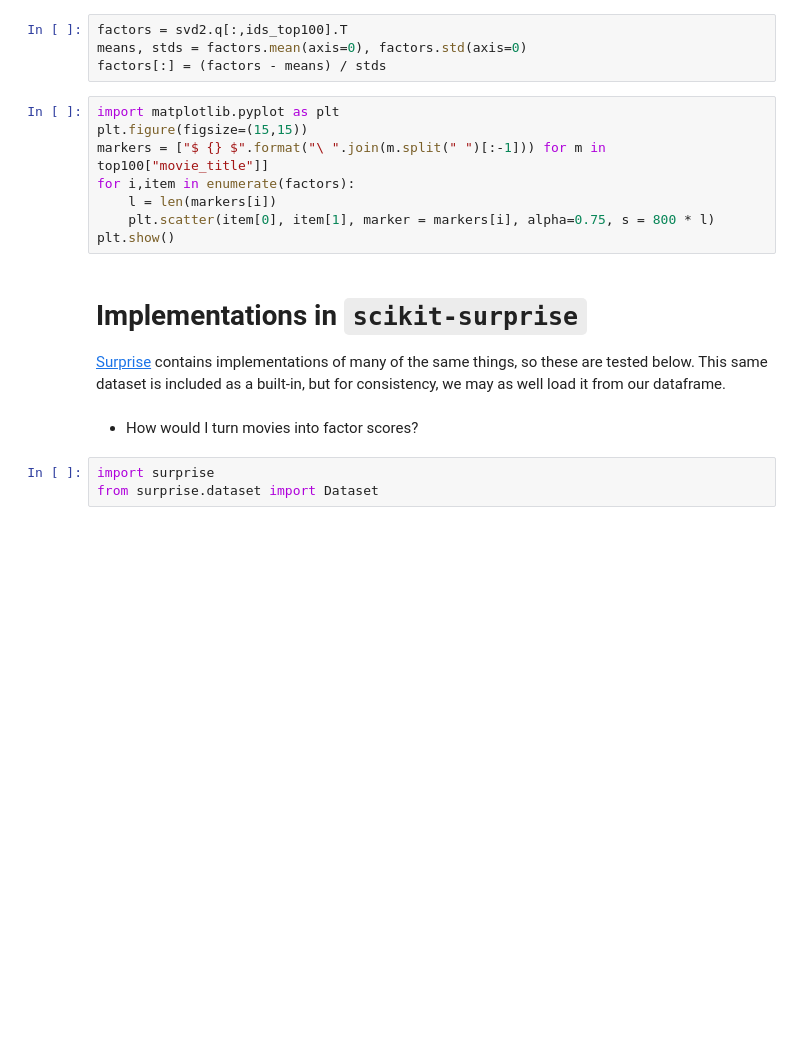
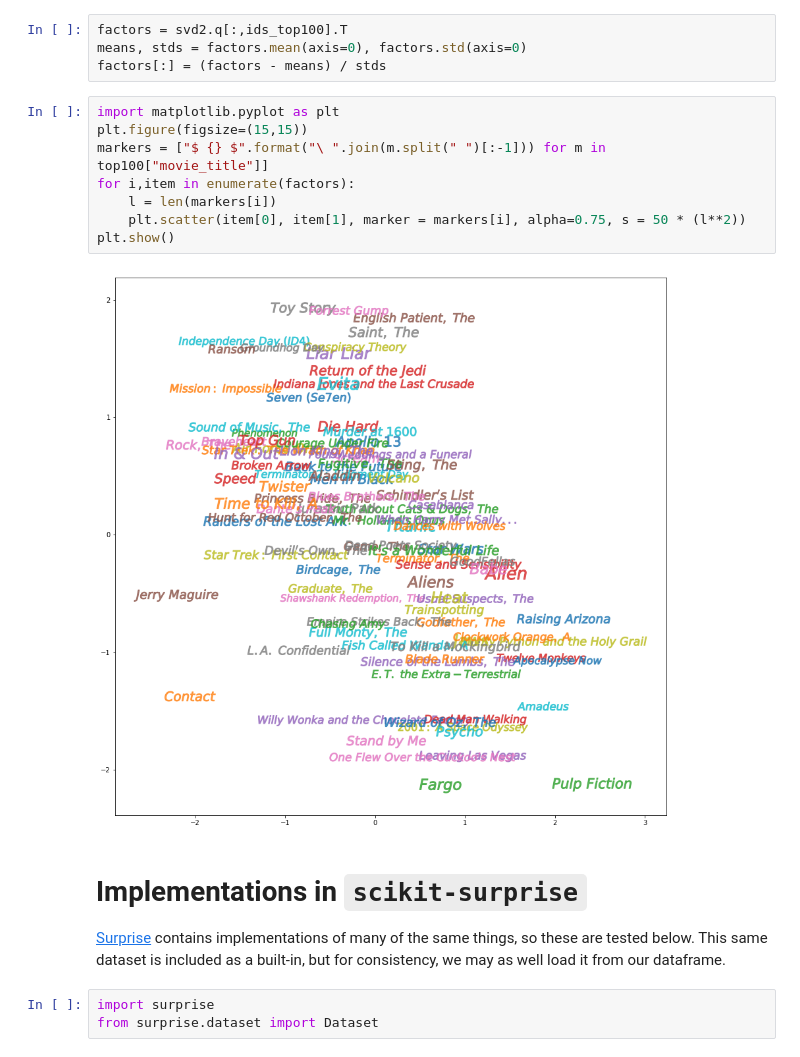
Before and after one commit to Hodapp87/recommender-examples, a Jupyter notebook: Recommender Systems.ipynb, the cells around one changed output. Saved outputs shown, nothing was run; the diff lists cells and outputs as text; blank space fills up the shorter version.

```diff
--- a/Recommender Systems.ipynb
+++ b/Recommender Systems.ipynb
@@ -414,17 +421,17 @@ factors[:] = (factors - means) / stds
 # %%
 import matplotlib.pyplot as plt
 plt.figure(figsize=(15,15))
 markers = ["$ {} $".format("\ ".join(m.split(" ")[:-1])) for m in top100["movie_title"]]
 for i,item in enumerate(factors):
     l = len(markers[i])
-    plt.scatter(item[0], item[1], marker = markers[i], alpha=0.75, s = 800 * l)
+    plt.scatter(item[0], item[1], marker = markers[i], alpha=0.75, s = 50 * (l**2))
 plt.show()
+# %% [output]
+[figure, added]
 # %% [markdown]
 # Implementations in `scikit-surprise`
 
 [Surprise](http://surpriselib.com/) contains implementations of many of the same things, so these are tested below. This same dataset is included as a built-in, but for consistency, we may as well load it from our dataframe.
-# %% [markdown]
-- How would I turn movies into factor scores?
 # %%
 import surprise
 from surprise.dataset import Dataset
```
Also changed, not shown: parts of 18 cells of this notebook.
